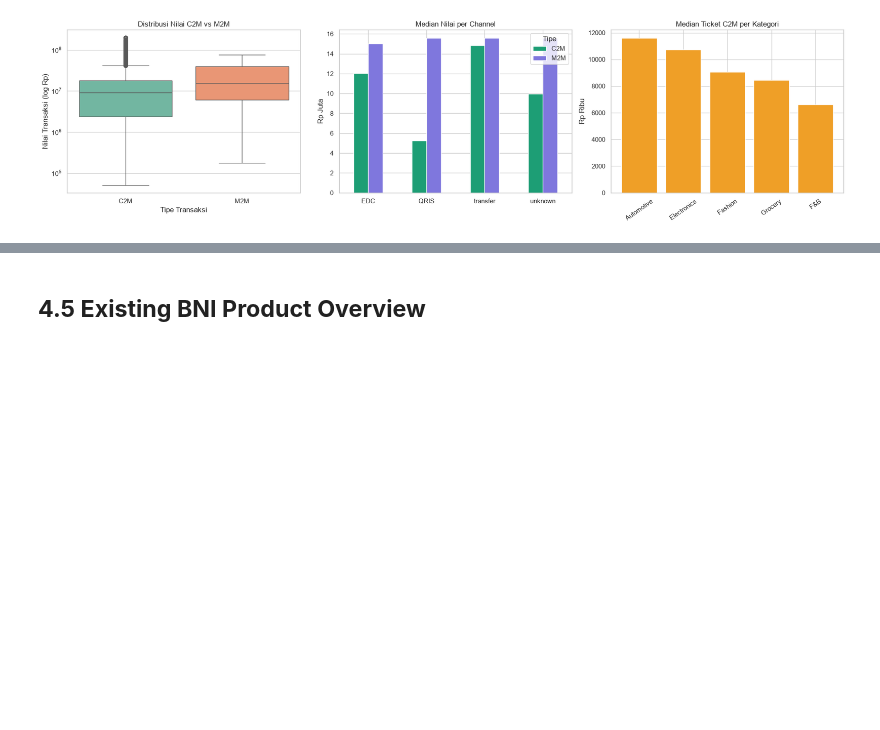
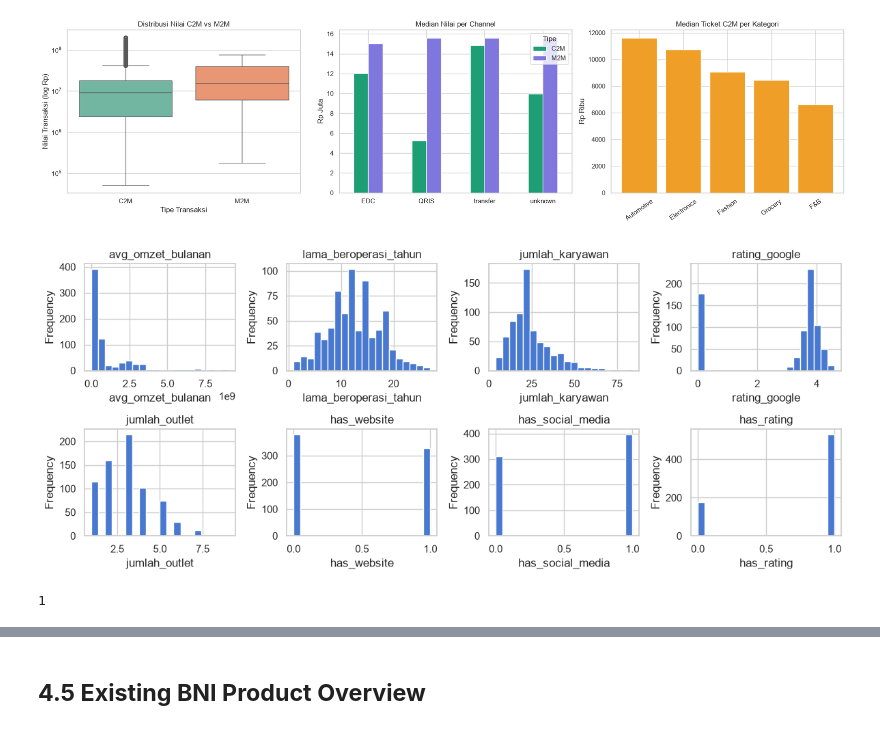
Before and after one commit to bagaskoroah/merchant-analytics-trial, a Jupyter notebook: notebooks/01_eda_cleaning.ipynb, the cells around one changed output, grey strips where cells are left out. Saved outputs shown, nothing was run; the diff lists cells and outputs as text; code cells hidden in the pictures; blank space fills up the shorter version.

```diff
--- a/notebooks/01_eda_cleaning.ipynb
+++ b/notebooks/01_eda_cleaning.ipynb
@@ -999,3 +1066,28 @@ plt.show()
 | 6 | M2M | transfer | 13201 | Rp 15,600,575 | Rp 25,346,715 | Rp 75,000,000 |
 | 7 | M2M | unknown | 173 | Rp 15,590,440 | Rp 26,109,591 | Rp 75,000,000 |
 [figure]
+# %%
+fig, ax = plt.subplots(ncols=4, nrows=2, figsize=(12,5))
+
+axes = ax.flatten()
+
+num_cols = merchants_enriched.select_dtypes(include='number').columns
+
+for i, col in enumerate(num_cols):
+    axes[i].hist(merchants_enriched[col].dropna(), bins=20)
+    axes[i].set_title(col)
+    axes[i].set_xlabel(col)
+    axes[i].set_ylabel('Frequency')
+
+# hapus subplot kosong kalau jumlah kolom < 8
+for j in range(len(num_cols), len(axes)):
+    fig.delaxes(axes[j])
+
+plt.tight_layout()
+plt.show()
+# %% [output]
+[figure, added]
+# %%
+len(merchants_clean.select_dtypes(include='number').columns)
+# %% [output]
+1
```
Also changed, not shown: parts of 19 cells of this notebook, 3 other files.
